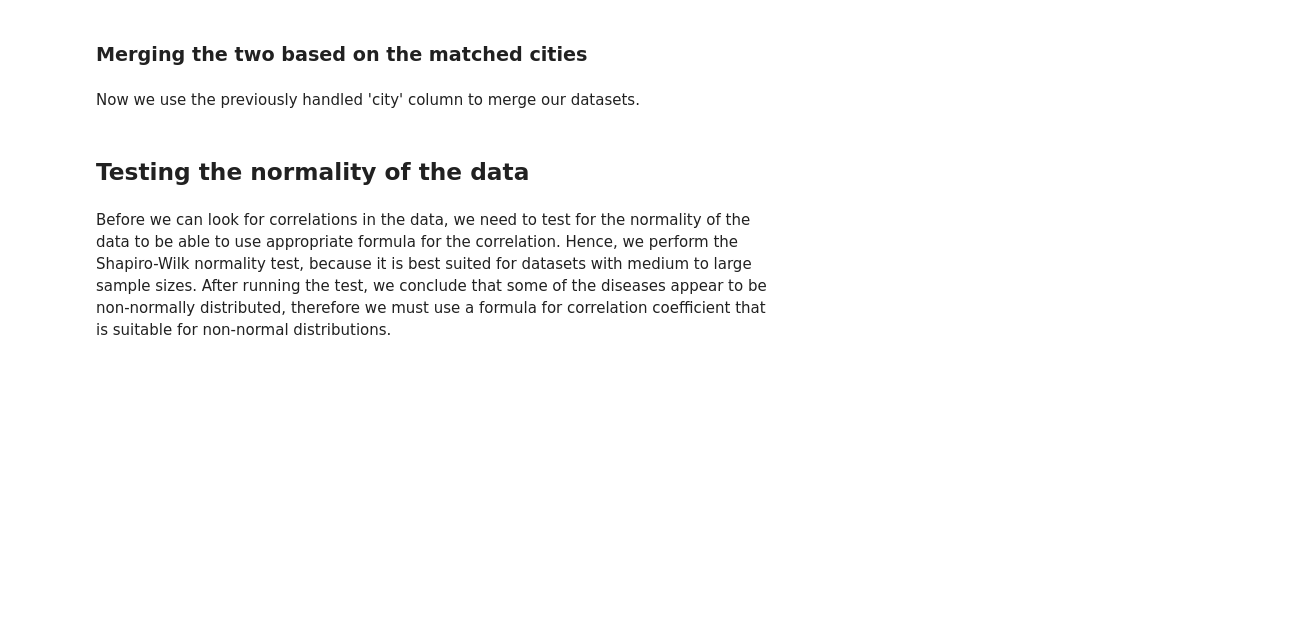
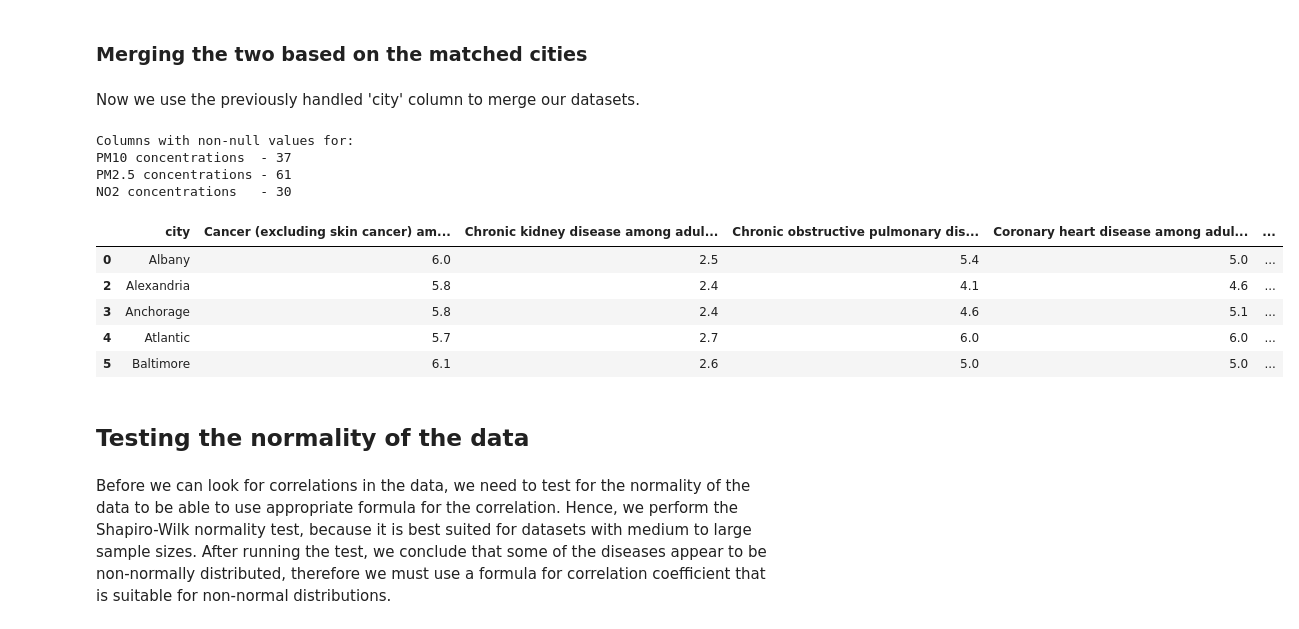
Before and after one commit to filoooooonov/pse-project, a Jupyter notebook: project.ipynb, the cells around one changed output. Drawn from its saved outputs; the diff is of its cells as text; code cells hidden in the pictures; blank space fills up the shorter version.

```diff
--- a/project.ipynb
+++ b/project.ipynb
@@ -136,19 +149,32 @@ Now we use the previously handled 'city' column to merge our datasets.
 # %%
 # Merge the dataframes on the 'city' column
 # using inner join to keep only cities that are present in both dataframes
 merged_df = pd.merge(health_df, air_quality_df, on='city', how='inner')
 
 # Merge with population data
 # using left join to keep all cities from merged_df
 merged_df = pd.merge(merged_df, population_df, on='city', how='left')
 
 # Drop duplicate cities, because the data contains multiple entries for the same city
 merged_df = merged_df.drop_duplicates(subset='city', keep='first')
 
 print("Columns with non-null values for:")
 print(f"PM10 concentrations  - {merged_df['pm10_concentration'].notna().sum()}")
 print(f"PM2.5 concentrations - {merged_df['pm25_concentration'].notna().sum()}")
 print(f"NO2 concentrations   - {merged_df['no2_concentration'].notna().sum()}")
+
+merged_df.head()
+# %% [output]
+Columns with non-null values for:
+PM10 concentrations  - 37
+PM2.5 concentrations - 61
+NO2 concentrations   - 30
+|  | city | Cancer (excluding skin cancer) am... | Chronic kidney disease among adul... | Chronic obstructive pulmonary dis... | Coronary heart disease among adul... | ... |
+| 0 | Albany | 6.0 | 2.5 | 5.4 | 5.0 | ... |
+| 2 | Alexandria | 5.8 | 2.4 | 4.1 | 4.6 | ... |
+| 3 | Anchorage | 5.8 | 2.4 | 4.6 | 5.1 | ... |
+| 4 | Atlantic | 5.7 | 2.7 | 6.0 | 6.0 | ... |
+| 5 | Baltimore | 6.1 | 2.6 | 5.0 | 5.0 | ... |
 # %% [markdown]
 ## Testing the normality of the data
 # %% [markdown]
```
Also changed, not shown: parts of 11 cells of this notebook.
